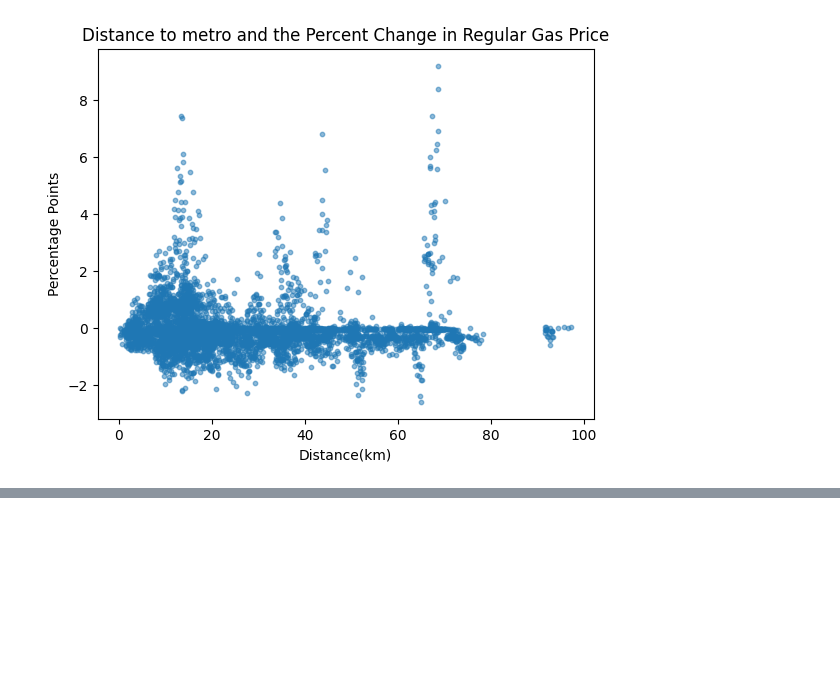
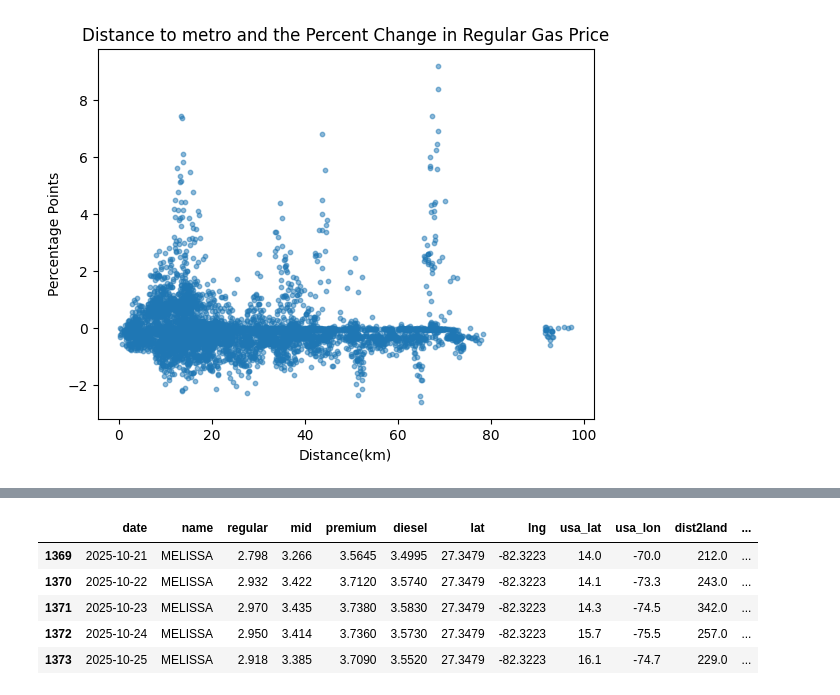
Before and after one commit to sofieappel/HurricanesAndGasPrices, a Jupyter notebook: reg.ipynb, the cells around one changed output, grey strips where cells are left out. Saved outputs shown, nothing was run; the diff lists cells and outputs as text; code cells hidden in the pictures; blank space fills up the shorter version.

```diff
--- a/reg.ipynb
+++ b/reg.ipynb
@@ -424,0 +581,6 @@ test_r2                 -0.011323
+# %%
+regressors = ["distance_z", "dist2land", "usa_wind_z", "storm_speed"]
+
+
+print("Performance metrics for the regression on Hurricane Melissa")
+ols_train_test(df, "MELISSA", "reg_delt", regressors, .2)
@@ -424,0 +623,11 @@ test_r2                 -0.011323
+# %%
+df_mel = df[df["name"] == "MELISSA"]
+df_before = df_mel[["date", "name", "regular", "mid", "premium", "diesel", "lat", "lng", "usa_lat", "usa_lon", "dist2land", "usa_wind", "storm_speed"]]
+df_before.head()
+# %% [output]
+|  | date | name | regular | mid | premium | diesel | lat | lng | usa_lat | usa_lon | dist2land | ... |
+| 1369 | 2025-10-21 | MELISSA | 2.798 | 3.266 | 3.5645 | 3.4995 | 27.3479 | -82.3223 | 14.0 | -70.0 | 212.0 | ... |
+| 1370 | 2025-10-22 | MELISSA | 2.932 | 3.422 | 3.7120 | 3.5740 | 27.3479 | -82.3223 | 14.1 | -73.3 | 243.0 | ... |
+| 1371 | 2025-10-23 | MELISSA | 2.970 | 3.435 | 3.7380 | 3.5830 | 27.3479 | -82.3223 | 14.3 | -74.5 | 342.0 | ... |
+| 1372 | 2025-10-24 | MELISSA | 2.950 | 3.414 | 3.7360 | 3.5730 | 27.3479 | -82.3223 | 15.7 | -75.5 | 257.0 | ... |
+| 1373 | 2025-10-25 | MELISSA | 2.918 | 3.385 | 3.7090 | 3.5520 | 27.3479 | -82.3223 | 16.1 | -74.7 | 229.0 | ... |
```
Also changed, not shown: parts of 17 cells of this notebook, 2 other files.
